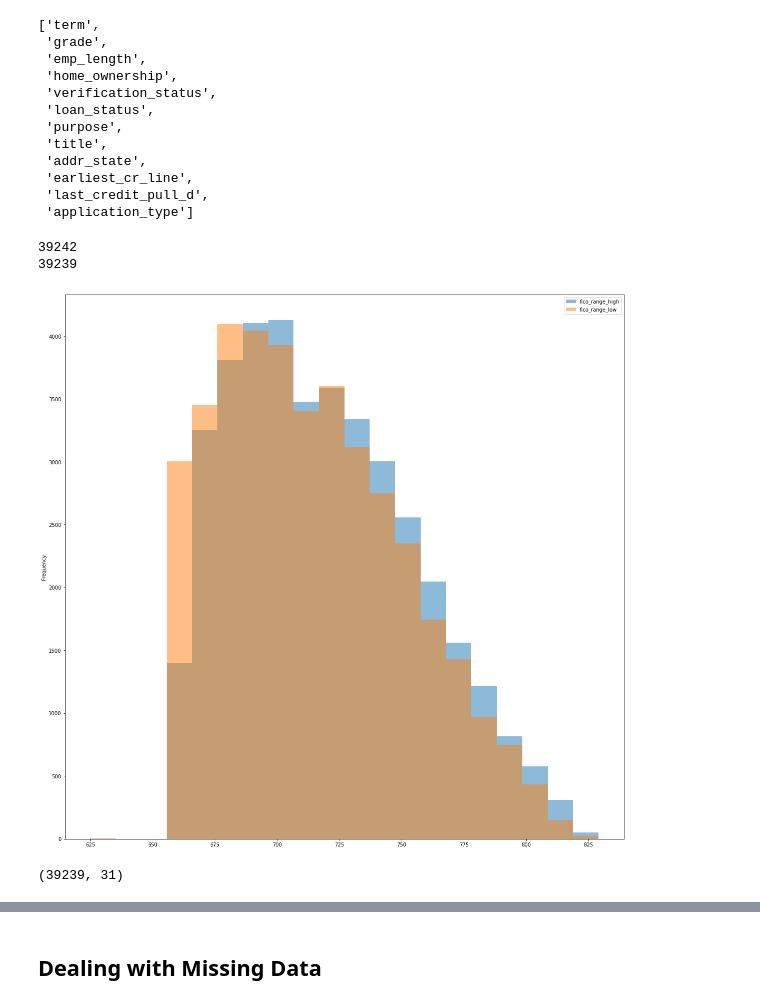
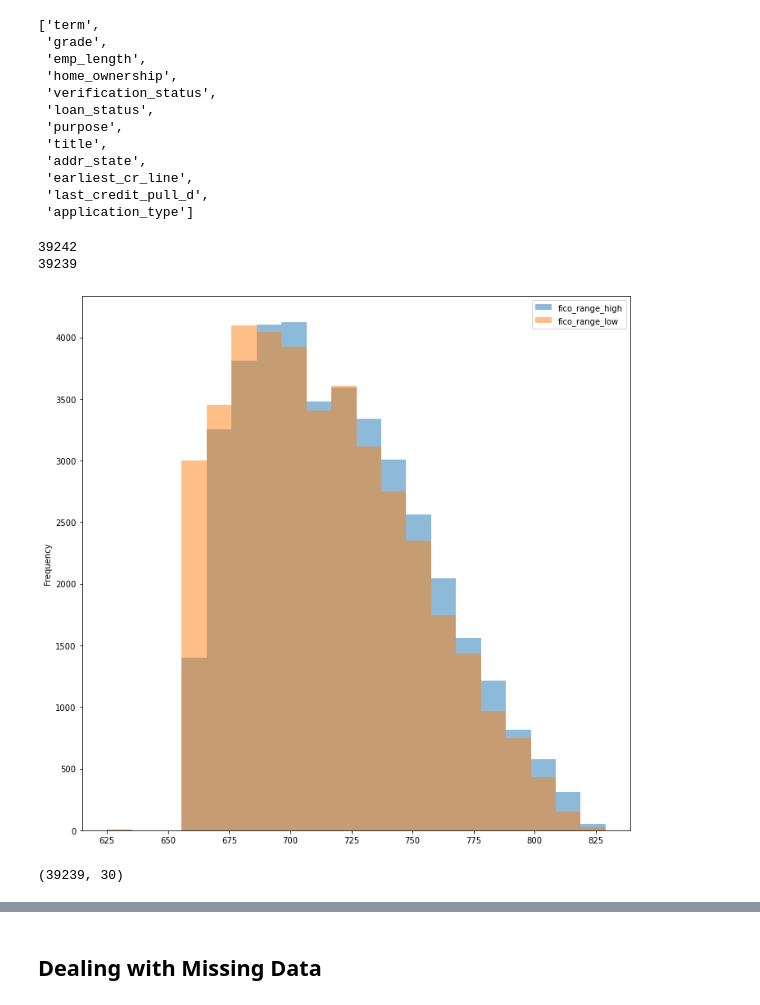
Before and after one commit to andvsilva/dataset, a Jupyter notebook: notebooks/cleaning.ipynb, the cells around one changed output, grey strips where cells are left out. Cells and saved outputs as stored; diff of their text form; code cells hidden in the pictures.

```diff
--- a/notebooks/cleaning.ipynb
+++ b/notebooks/cleaning.ipynb
@@ -91,7 +91,7 @@ drop_list = ['id','member_id','funded_amnt','funded_amnt_inv',
              'total_rec_prncp','total_rec_int',
              'total_rec_late_fee','recoveries',
              'collection_recovery_fee', 'last_pymnt_d',
-             'last_pymnt_amnt'
+             'last_pymnt_amnt', 'policy_code'
             ]
 
 df = df.drop(drop_list,axis=1)
@@ -379,17 +380,19 @@ categorical_cols
 # %%
 fico_columns = ['fico_range_high','fico_range_low']
 
 print(df.shape[0])
 
 df.dropna(subset=fico_columns,inplace=True)
 print(df.shape[0])
 
+plt.rcParams['figure.figsize'] = (12, 12)
+
 df[fico_columns].plot.hist(alpha=0.5,bins=20)
 plt.savefig('pictures/fico_range_stat.png')
 # %% [output]
 39242
 39239
-[figure, old version]
+[figure, new version]
 # %%
 df['fico_average'] = (df['fico_range_high'] + df['fico_range_low']) / 2
 
@@ -400,7 +402,7 @@ drop_cols = ['fico_range_low','fico_range_high','last_fico_range_low', 'last_fic
 df = df.drop(drop_cols, axis=1)
 df.shape
 # %% [output]
-(39239, 31)
+(39239, 30)
 # %%
 df
 # %% [output]
```
Also changed, not shown: parts of 26 cells of this notebook, 16 other files.
